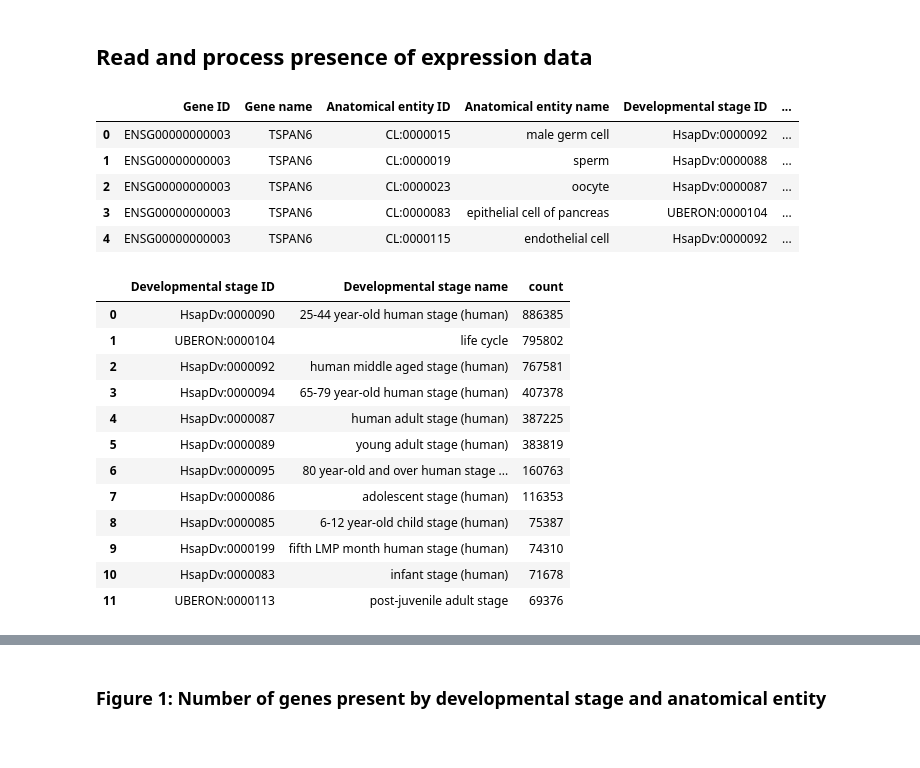
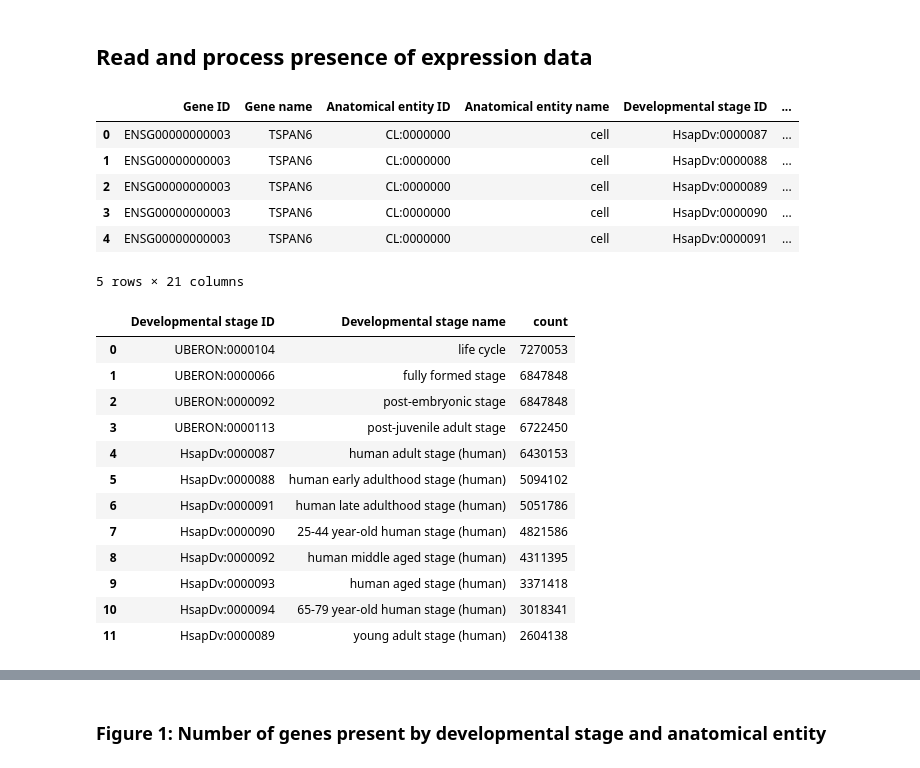
Before and after one commit to dhimmel/bgee, a Jupyter notebook: bgee.ipynb, the cells around one changed output, grey strips where cells are left out. Saved outputs shown, nothing was run; the diff lists cells and outputs as text; code cells hidden in the pictures.

```diff
--- a/bgee.ipynb
+++ b/bgee.ipynb
@@ -24,15 +24,16 @@ def get_groupby_counts(df, columns):
 ## Read and process presence of expression data
 # %%
 # Read expression
-presence_df = pandas.read_table('download/Homo_sapiens_expr-simple.tsv.gz', compression='gzip')
+presence_df = pandas.read_table('download/Homo_sapiens_expr-complete.tsv.gz', compression='gzip')
 presence_df.head()
 # %% [output]
 |  | Gene ID | Gene name | Anatomical entity ID | Anatomical entity name | Developmental stage ID | ... |
-| 0 | ENSG00000000003 | TSPAN6 | CL:0000015 | male germ cell | HsapDv:0000092 | ... |
-| 1 | ENSG00000000003 | TSPAN6 | CL:0000019 | sperm | HsapDv:0000088 | ... |
-| 2 | ENSG00000000003 | TSPAN6 | CL:0000023 | oocyte | HsapDv:0000087 | ... |
-| 3 | ENSG00000000003 | TSPAN6 | CL:0000083 | epithelial cell of pancreas | UBERON:0000104 | ... |
-| 4 | ENSG00000000003 | TSPAN6 | CL:0000115 | endothelial cell | HsapDv:0000092 | ... |
+| 0 | ENSG00000000003 | TSPAN6 | CL:0000000 | cell | HsapDv:0000087 | ... |
+| 1 | ENSG00000000003 | TSPAN6 | CL:0000000 | cell | HsapDv:0000088 | ... |
+| 2 | ENSG00000000003 | TSPAN6 | CL:0000000 | cell | HsapDv:0000089 | ... |
+| 3 | ENSG00000000003 | TSPAN6 | CL:0000000 | cell | HsapDv:0000090 | ... |
+| 4 | ENSG00000000003 | TSPAN6 | CL:0000000 | cell | HsapDv:0000091 | ... |
+5 rows × 21 columns
 # %%
 # Apply filters for gene presence
 present_df = presence_df[
@@ -45,18 +46,18 @@ stage_df = get_groupby_counts(present_df, ['Developmental stage ID', 'Developmen
 stage_df.head(12)
 # %% [output]
 |  | Developmental stage ID | Developmental stage name | count |
-| 0 | HsapDv:0000090 | 25-44 year-old human stage (human) | 886385 |
-| 1 | UBERON:0000104 | life cycle | 795802 |
-| 2 | HsapDv:0000092 | human middle aged stage (human) | 767581 |
-| 3 | HsapDv:0000094 | 65-79 year-old human stage (human) | 407378 |
-| 4 | HsapDv:0000087 | human adult stage (human) | 387225 |
-| 5 | HsapDv:0000089 | young adult stage (human) | 383819 |
-| 6 | HsapDv:0000095 | 80 year-old and over human stage ... | 160763 |
-| 7 | HsapDv:0000086 | adolescent stage (human) | 116353 |
-| 8 | HsapDv:0000085 | 6-12 year-old child stage (human) | 75387 |
-| 9 | HsapDv:0000199 | fifth LMP month human stage (human) | 74310 |
-| 10 | HsapDv:0000083 | infant stage (human) | 71678 |
-| 11 | UBERON:0000113 | post-juvenile adult stage | 69376 |
+| 0 | UBERON:0000104 | life cycle | 7270053 |
+| 1 | UBERON:0000066 | fully formed stage | 6847848 |
+| 2 | UBERON:0000092 | post-embryonic stage | 6847848 |
+| 3 | UBERON:0000113 | post-juvenile adult stage | 6722450 |
+| 4 | HsapDv:0000087 | human adult stage (human) | 6430153 |
+| 5 | HsapDv:0000088 | human early adulthood stage (human) | 5094102 |
+| 6 | HsapDv:0000091 | human late adulthood stage (human) | 5051786 |
+| 7 | HsapDv:0000090 | 25-44 year-old human stage (human) | 4821586 |
+| 8 | HsapDv:0000092 | human middle aged stage (human) | 4311395 |
+| 9 | HsapDv:0000093 | human aged stage (human) | 3371418 |
+| 10 | HsapDv:0000094 | 65-79 year-old human stage (human) | 3018341 |
+| 11 | HsapDv:0000089 | young adult stage (human) | 2604138 |
 # %%
 # Find genes present per anatomical entity
 anatomy_df = get_groupby_counts(present_df, ['Anatomical entity ID', 'Anatomical entity name'])
```
Also changed, not shown: parts of 2 cells of this notebook, 1 other file.
